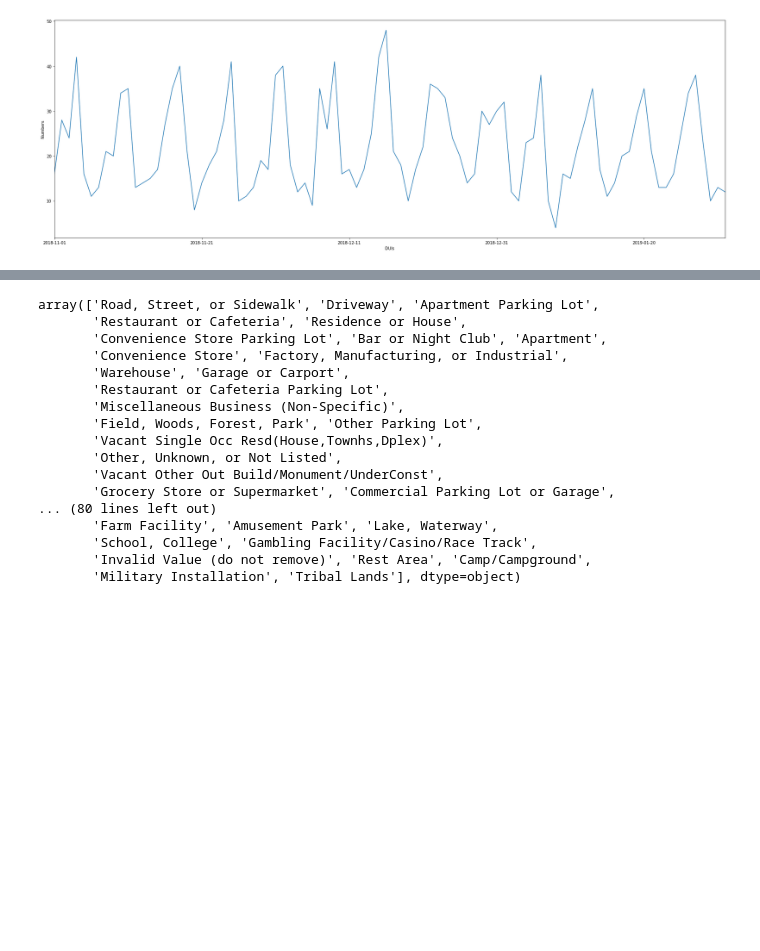
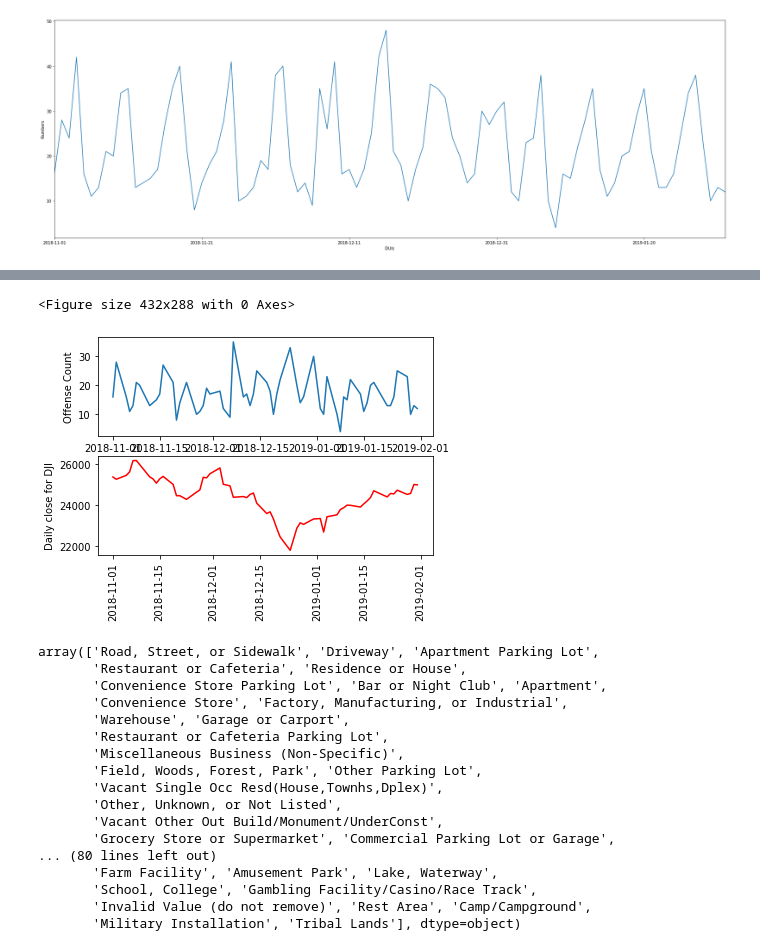
Before and after one commit to OzkarAgoz/Project1, a Jupyter notebook: OzkarHPD/ProjectHPD_OZKAR.ipynb, the cells around one changed output, grey strips where cells are left out. Cells and saved outputs as stored; diff of their text form; code cells hidden in the pictures; blank space fills up the shorter version.

```diff
--- a/OzkarHPD/ProjectHPD_OZKAR.ipynb
+++ b/OzkarHPD/ProjectHPD_OZKAR.ipynb
@@ -75,0 +110,3 @@ plt.show()
+# %%
+dts_df = dts_df.sort_values(by=['date'], ascending=True)
+dts_df.head()
@@ -75,0 +120,5 @@ plt.show()
+# %%
+start_date = datetime(2018, 11, 1)
+end_date = datetime(2019, 1, 31)
+interval_df = dts_df[(dts_df['date'] >= start_date) & (dts_df['date'] <= end_date)]
+interval_df.head()
@@ -75,0 +132,5 @@ plt.show()
+# %%
+dui_df = dui_number_df[dui_number_df['NIBRS_Description'] == 'Driving under the influence'].groupby('Occurrence_Date')['Offense_Count'].count().to_frame()
+dui_df.reset_index(inplace=True)
+dui_df['Occurrence_Date'] = pd.to_datetime(dui_df['Occurrence_Date'])
+dui_df.head()
@@ -75,0 +144,3 @@ plt.show()
+# %%
+dui_msft_merged = dui_df.merge(interval_df, left_on=['Occurrence_Date'], right_on=['date'], how='right')
+dui_msft_merged
@@ -76,3 +166,23 @@ plt.show()
+# %%
+#plt.plot(dui_msft_merged['date'], dui_msft_merged['low'])
+#plt.plot(dui_msft_merged['Occurrence_Date'], dui_msft_merged['Offense_Count'])
+dui_msft_merged['low']=dui_msft_merged['low'].astype(float)
+#dui_msft_merged.plot(x='Occurrence_Date', y=['Offense_Count', 'low'])
+
+plt.figure()
+f, axes = plt.subplots(2, 1)
+axes[0].plot(dui_msft_merged['Occurrence_Date'], dui_msft_merged['Offense_Count'])
+axes[0].set_ylabel('Offense Count')
+
+axes[1].plot(dui_msft_merged['date'], dui_msft_merged['low'], 'r')
+axes[1].set_ylabel('Daily close for DJI')
+plt.xticks(rotation='vertical')
+
+plt.savefig("Daily_close_for_DJI.png")
+plt.show()
+# %% [output]
+<Figure size 432x288 with 0 Axes>
+[figure, added]
 # %%
 combined_crime_df['Premise'].unique()
 # %% [output]
```
Also changed, not shown: parts of 11 cells of this notebook, 5 other files.
